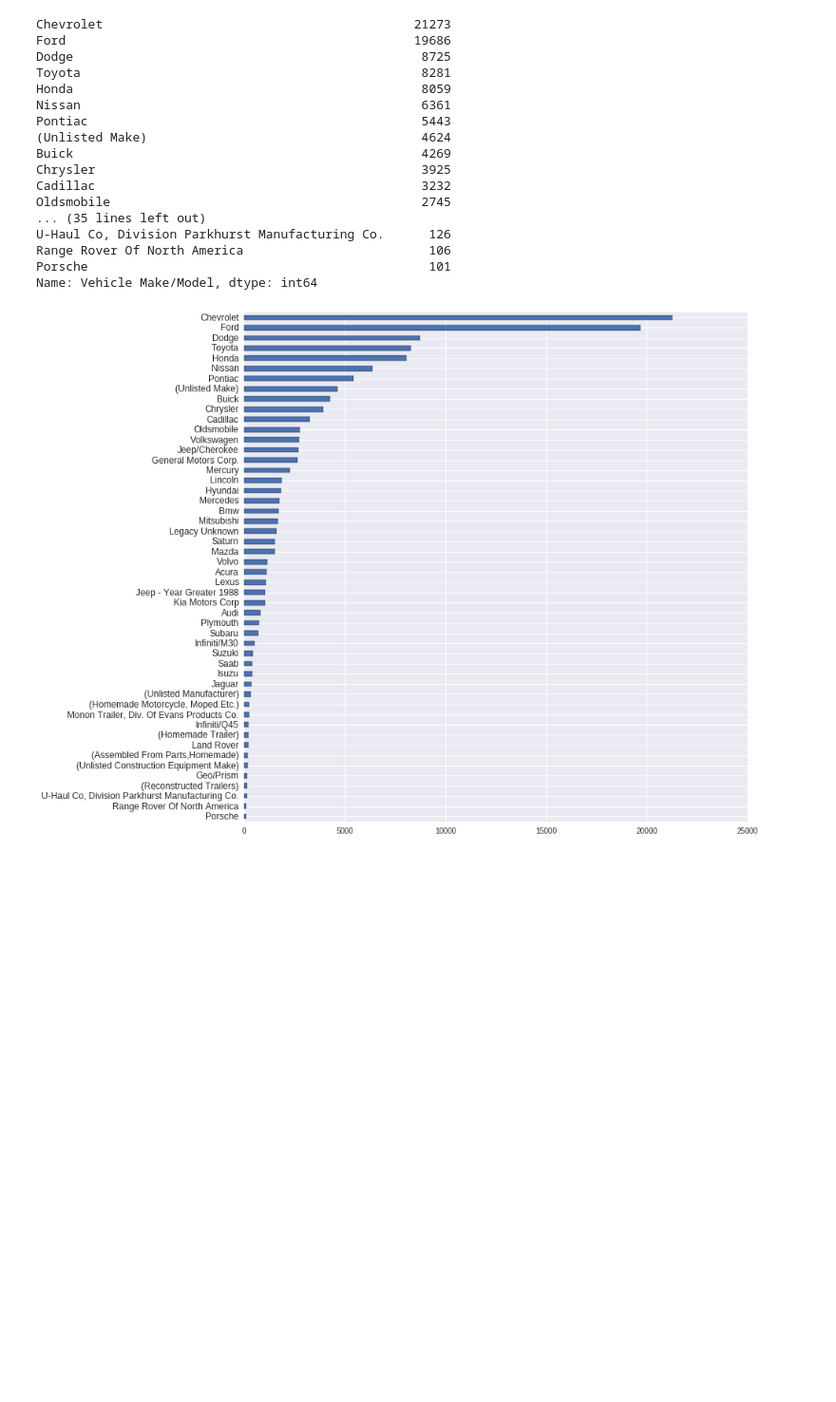
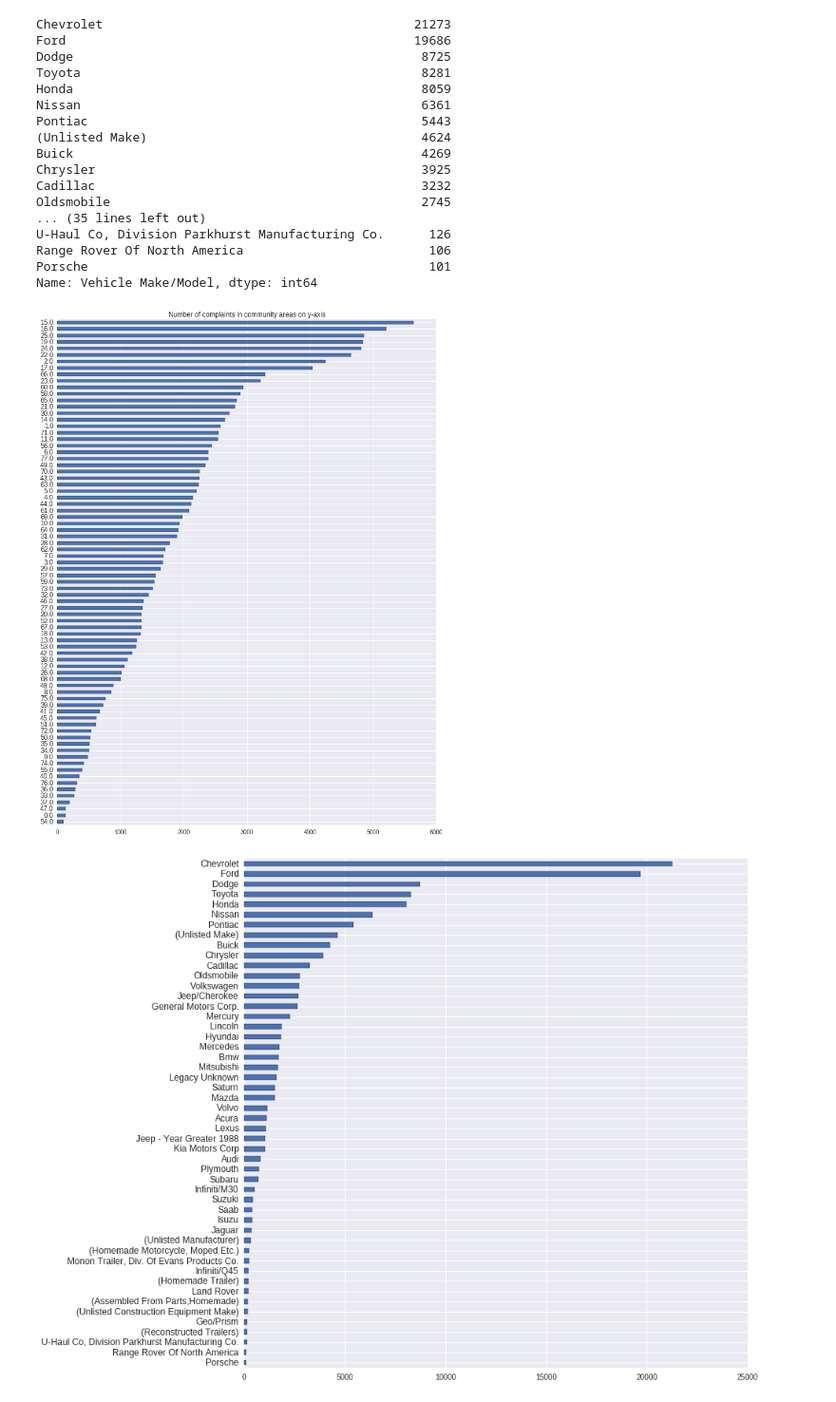
Before and after one commit to bodowd/Chicago_311_abandoned_vehicles, a Jupyter notebook: Chicago abandoned vehicle complaints .ipynb, the cells around one changed output. Shown: that part at 95% size. Cells and saved outputs as stored; diff of their text form; code cells hidden in the pictures; blank space fills up the shorter version.

Commit message:
community area bar plot

```diff
--- a/Chicago abandoned vehicle complaints .ipynb
+++ b/Chicago abandoned vehicle complaints .ipynb
@@ -33,6 +33,20 @@ U-Haul Co, Division Parkhurst Manufacturing Co.      126
 Range Rover Of North America                         106
 Porsche                                              101
 Name: Vehicle Make/Model, dtype: int64
+# %%
+community_area_counts = df['Community Area'].value_counts()
+
+fig, ax = plt.subplots(figsize=(10,13))
+plt.tight_layout()
+
+
+
+ax.tick_params(axis = 'y', labelsize = 12)
+community_area_counts.plot.barh()
+ax.set_title('Number of complaints in community areas on y-axis')
+plt.gca().invert_yaxis()
+# %% [output]
+[figure, added]
 # %%
 # plot top 50 makes with
 fig, ax = plt.subplots(figsize=(10,10))
```
Also changed, not shown: parts of 8 cells of this notebook.
